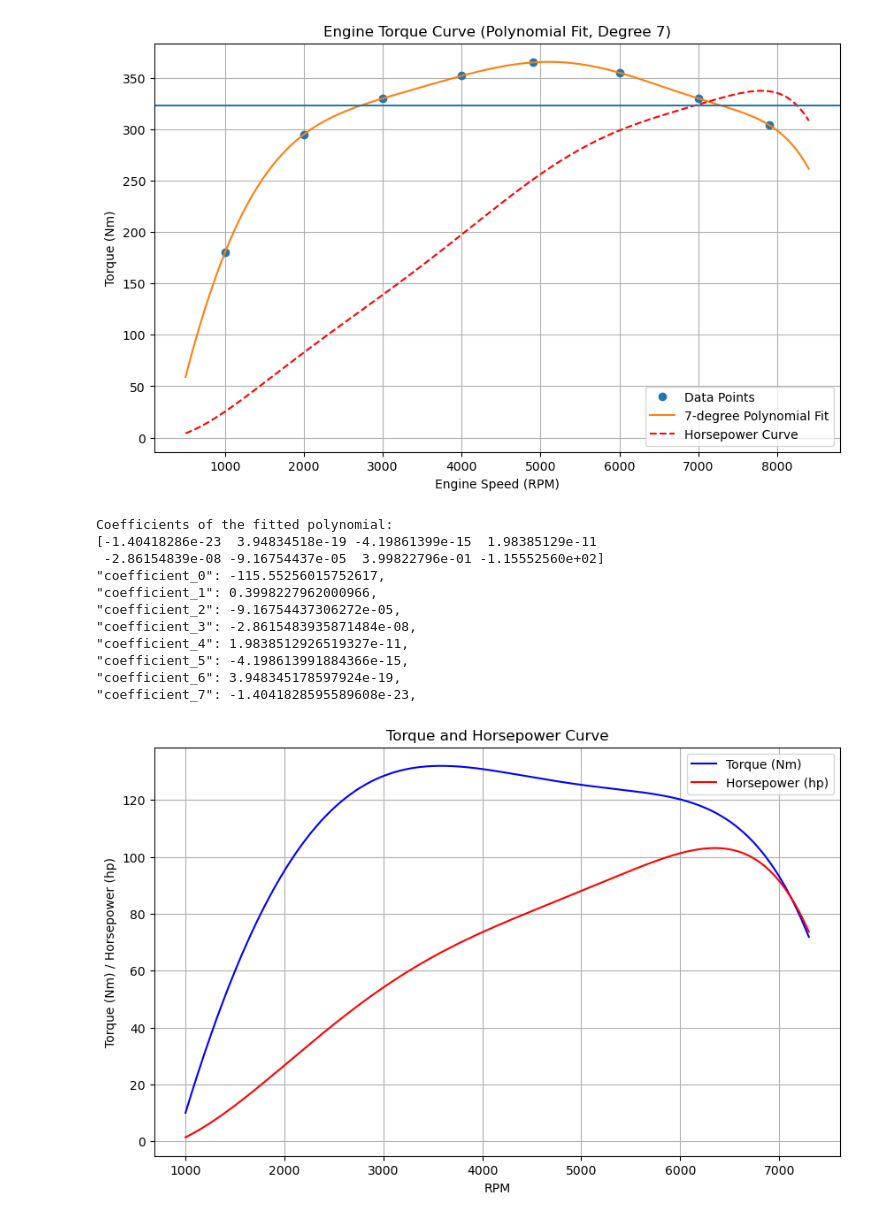
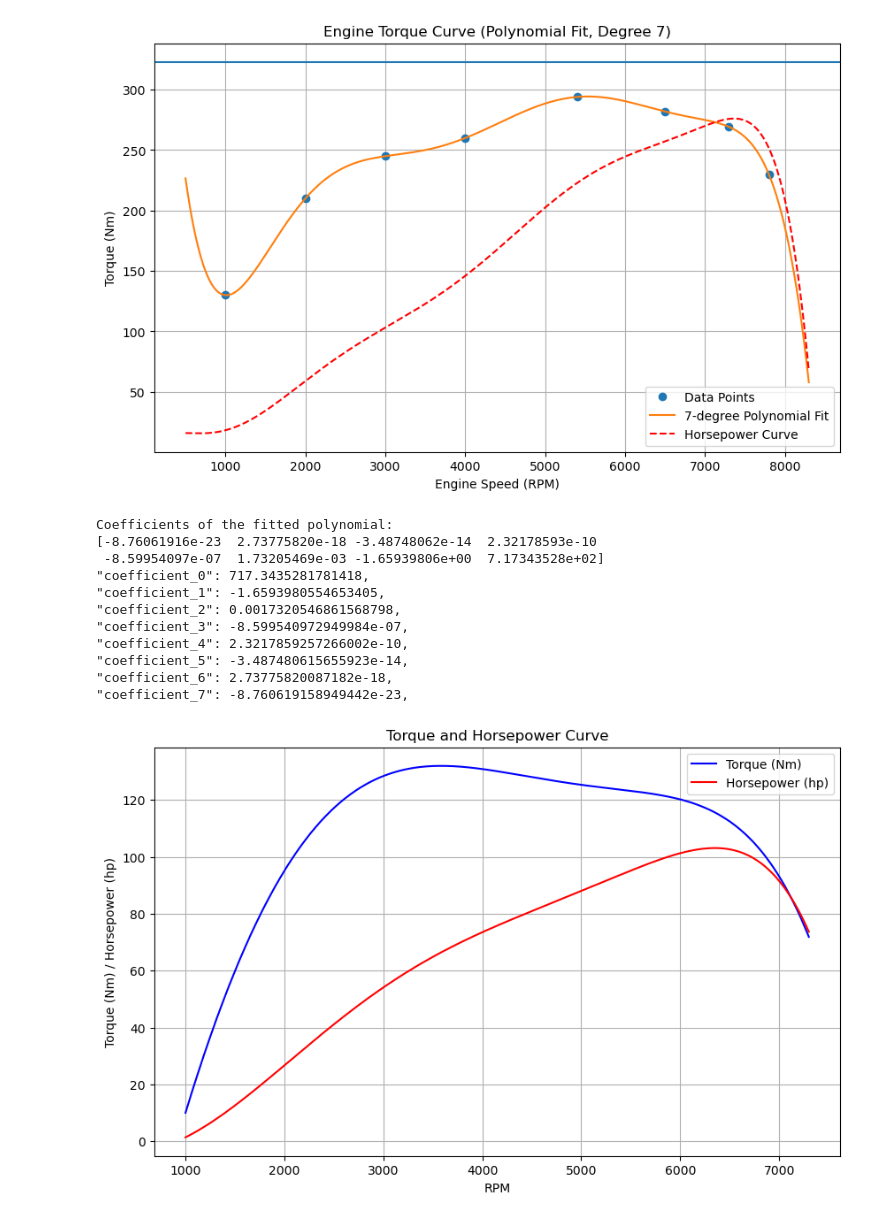
Before and after one commit to vougioukakis/car-acceleration-app, a Jupyter notebook: tools/torque_curve_generator.ipynb, the cells around one changed output. Drawn from its saved outputs; the diff is of its cells as text; code cells hidden in the pictures.

```diff
--- a/tools/torque_curve_generator.ipynb
+++ b/tools/torque_curve_generator.ipynb
@@ -3,15 +3,27 @@ import numpy as np
 import matplotlib.pyplot as plt
 
 # Given data points
+"""
 points = np.array([
-    [1000, 180],
-    [2000, 295],
-    [3000, 330],
-    [4000, 352],
-    [4900, 365],
-    [6000, 355],
-    [7000, 330],
-    [7900, 304],
+    [1000, 130],
+    [2000, 230],
+    [3000, 265],
+    [4000, 280],
+    [5400, 294],
+    [6500, 282],
+    [7300, 269.3],
+    [7800, 225],
+
+])"""
+points = np.array([
+    [1000, 130],
+    [2000, 210],
+    [3000, 245],
+    [4000, 260],
+    [5400, 294],
+    [6500, 282],
+    [7300, 269.3],
+    [7800, 230],
 
 ])
 maxTq = 323
@@ -23,45 +35,45 @@ coefficients = np.polyfit(rpm, torque, degree)
 
 # Create the polynomial function using the coefficients
 polynomial = np.poly1d(coefficients)
 
 # Generate smooth RPM values for plotting the polynomial
 rpm_smooth = np.linspace(rpm.min()-500, rpm.max()+500, 500)
 torque_smooth = polynomial(rpm_smooth)
 
 # Plot the data and the fitted polynomial curve
 plt.figure(figsize=(10, 6))
 plt.plot(rpm, torque, 'o', label="Data Points")
 plt.plot(rpm_smooth, torque_smooth, '-', label=f"{degree}-degree Polynomial Fit")
 hp_smooth = (torque_smooth * rpm_smooth) / 7127
 plt.plot(rpm_smooth, hp_smooth, '--', label="Horsepower Curve", color="red")
 
 plt.axhline(maxTq)  # Assuming the maximum torque is the maximum value in the dataset
 plt.xlabel("Engine Speed (RPM)")
 plt.ylabel("Torque (Nm)")
 plt.title(f"Engine Torque Curve (Polynomial Fit, Degree {degree})")
 plt.legend()
 plt.grid(True)
 plt.show()
 
 # Print the polynomial coefficients
 print("Coefficients of the fitted polynomial:")
 print(coefficients)
 
 for i in range(len(coefficients)):
     print(f'"coefficient_{i}": {coefficients[len(coefficients)-i-1]},')
 # %% [output]
-[figure, old version]
+[figure, new version]
 Coefficients of the fitted polynomial:
-[-1.40418286e-23  3.94834518e-19 -4.19861399e-15  1.98385129e-11
- -2.86154839e-08 -9.16754437e-05  3.99822796e-01 -1.15552560e+02]
-"coefficient_0": -115.55256015752617,
-"coefficient_1": 0.3998227962000966,
-"coefficient_2": -9.16754437306272e-05,
-"coefficient_3": -2.8615483935871484e-08,
-"coefficient_4": 1.9838512926519327e-11,
-"coefficient_5": -4.198613991884366e-15,
-"coefficient_6": 3.948345178597924e-19,
-"coefficient_7": -1.4041828595589608e-23,
+[-8.76061916e-23  2.73775820e-18 -3.48748062e-14  2.32178593e-10
+ -8.59954097e-07  1.73205469e-03 -1.65939806e+00  7.17343528e+02]
+"coefficient_0": 717.3435281781418,
+"coefficient_1": -1.6593980554653405,
+"coefficient_2": 0.0017320546861568798,
+"coefficient_3": -8.599540972949984e-07,
+"coefficient_4": 2.3217859257266002e-10,
+"coefficient_5": -3.487480615655923e-14,
+"coefficient_6": 2.73775820087182e-18,
+"coefficient_7": -8.760619158949442e-23,
 # %%
 import numpy as np
 import matplotlib.pyplot as plt
```
Also changed, not shown: 5 other files.
